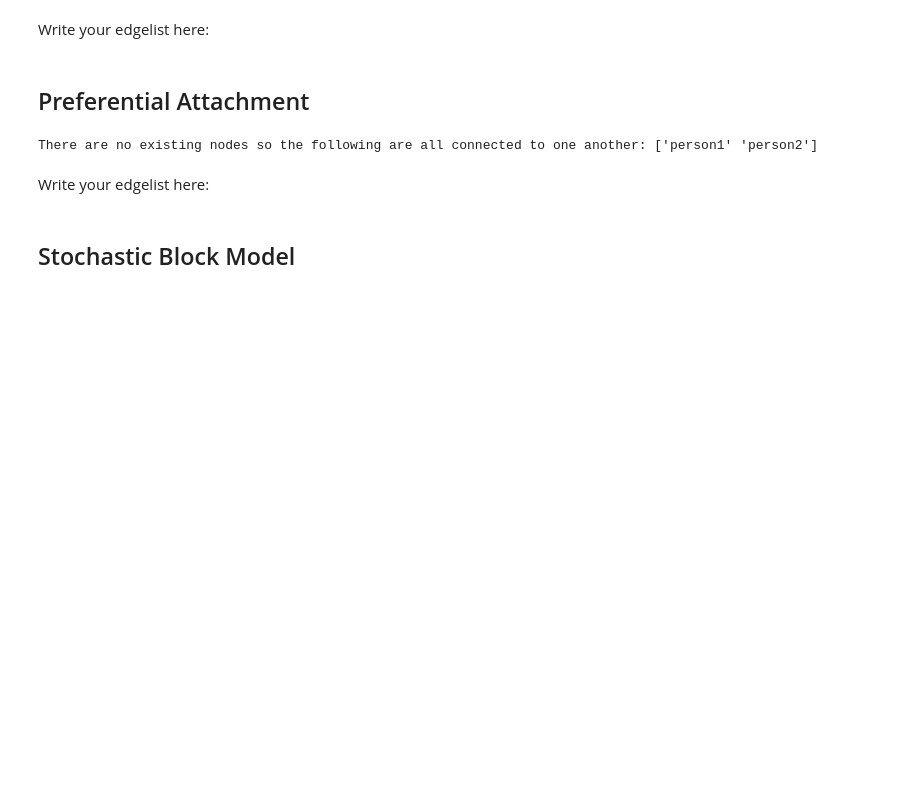
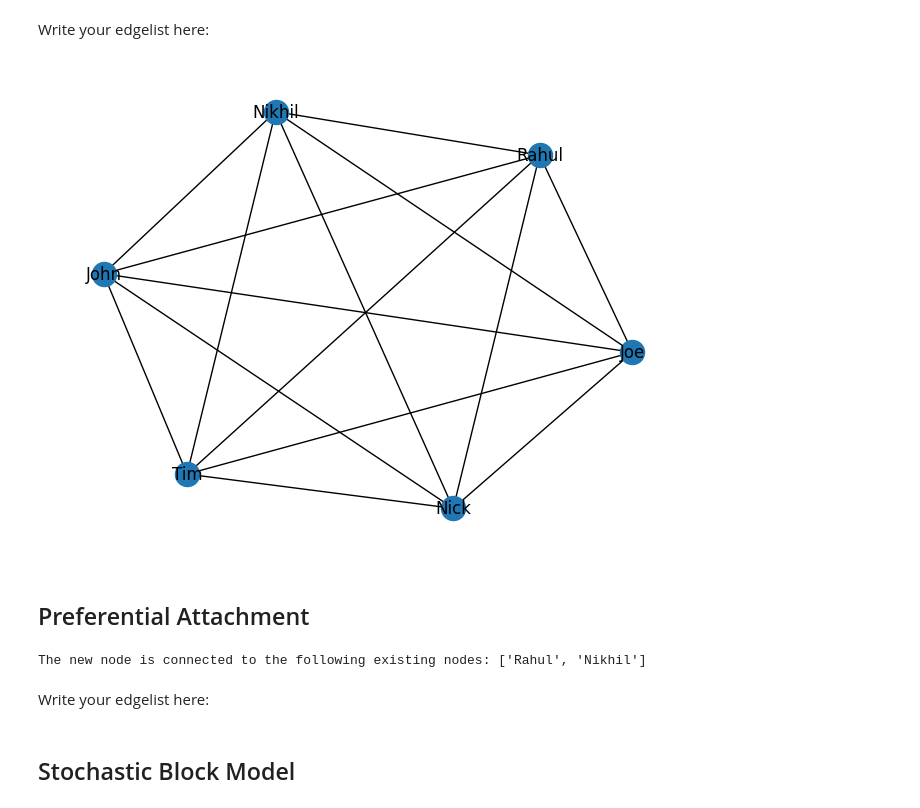
Before and after one commit to rahulsunilkumar/BIOL4559homework, a Jupyter notebook: lab/gen-models.ipynb, the cells around one changed output. Saved outputs shown, nothing was run; the diff lists cells and outputs as text; code cells hidden in the pictures; blank space fills up the shorter version.

```diff
--- a/lab/gen-models.ipynb
+++ b/lab/gen-models.ipynb
@@ -49,8 +47,30 @@ False
 Write your edgelist here:
 # %%
 edgelist = [
-
+    ('Rahul', 'John'),
+    ('Rahul', 'Nikhil'),
+    ('Rahul', 'Nick'),
+    ('Rahul', 'Joe'),
+    ('Rahul', 'Tim'),
+    ('John', 'Nikhil'),
+    ('John', 'Nick'),
+    ('John', 'Joe'),
+    ('John', 'Tim'),
+    ('Nikhil', 'Nick'),
+    ('Nikhil', 'Joe'),
+    ('Nikhil', 'Tim'),
+    ('Nick', 'Joe'),
+    ('Nick', 'Tim'),
+    ('Joe', 'Tim')
 ]
+# %%
+import networkx as nx
+G = nx.Graph()
+
+G.add_edges_from(edgelist)
+nx.draw(G, with_labels = True)
+# %% [output]
+[figure, added]
 # %% [markdown]
 ## Preferential Attachment
 # %%
@@ -71,19 +91,17 @@ def select_proportional_to_degree(degrees, m):
         )
 # %%
 degrees = {
-    "person1": 0,
-    "person2": 0,
-    "person3": 0,
-    "person4": 0,
-    "person5": 0,
-    "person6": 0,
-    "person7": 0,
-    "person8": 0,
+    "Rahul": 5,
+    "John": 5,
+    "Nikhil": 5,
+    "Nick": 5,
+    "Joe": 5,
+    "Tim": 5,
 }
 
 select_proportional_to_degree(degrees, 2)
 # %% [output]
-There are no existing nodes so the following are all connected to one another: ['person1' 'person2']
+The new node is connected to the following existing nodes: ['Rahul', 'Nikhil']
 # %% [markdown]
 Write your edgelist here:
 # %%
```
Also changed, not shown: parts of 4 cells of this notebook, 1 other file.
